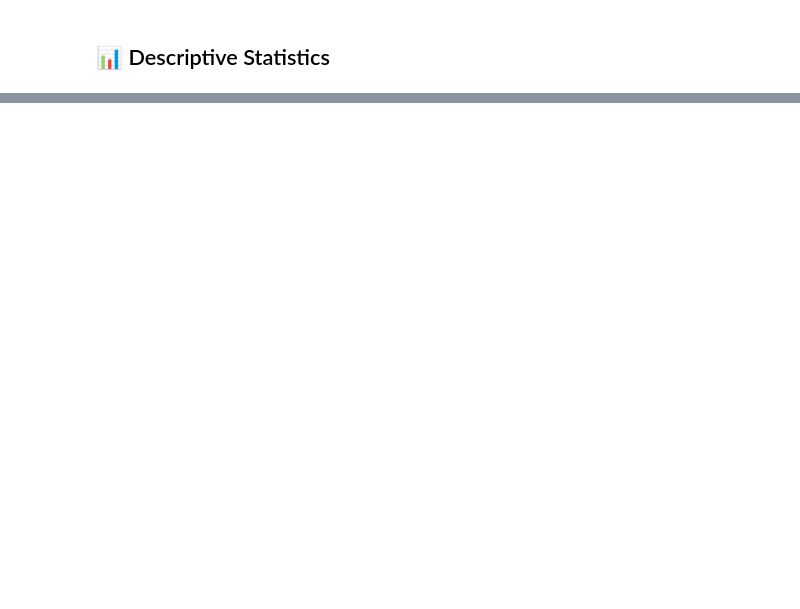
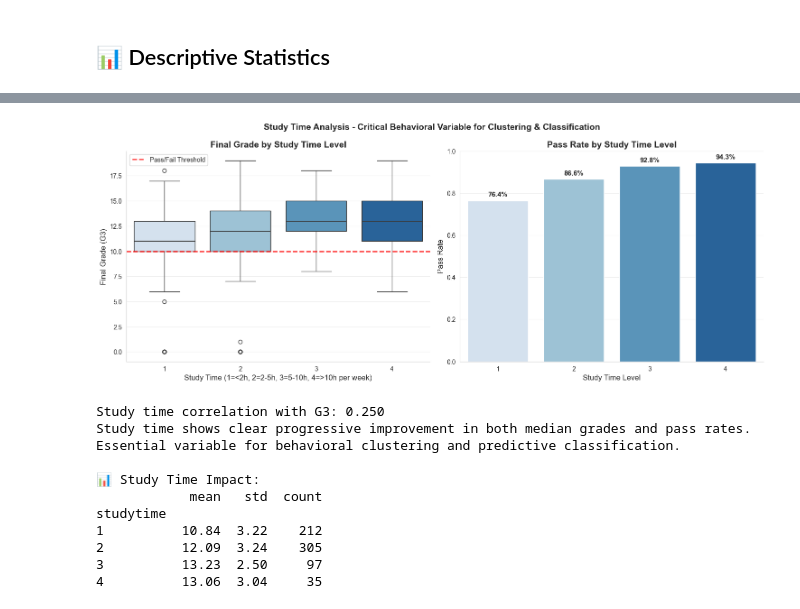
Before and after one commit to kar1myasser/Students-Performance-Analysis, a Jupyter notebook: notebooks/02_eda_visualization.ipynb, the cells around one changed output, grey strips where cells are left out. Drawn from its saved outputs; the diff is of its cells as text; code cells hidden in the pictures; blank space fills up the shorter version.

```diff
--- a/notebooks/02_eda_visualization.ipynb
+++ b/notebooks/02_eda_visualization.ipynb
@@ -1191,0 +340,64 @@ G1 and G2 create serious data leakage for G3 prediction models. For practical ea
+# %%
+# Visualization 5: Study time analysis - key behavioral variable
+fig, (ax1, ax2) = plt.subplots(1, 2, figsize=(15, 6))
+fig.suptitle(
+    "Study Time Analysis - Critical Behavioral Variable for Clustering & Classification",
+    fontsize=14,
+    fontweight="bold",
+)
+
+# Study time vs G3 boxplot
+sns.boxplot(x="studytime", y="G3", data=df, ax=ax1, palette="Blues")
+ax1.axhline(
+    y=10,
+    color="red",
+    linestyle="--",
+    linewidth=2,
+    alpha=0.7,
+    label="Pass/Fail Threshold",
+)
+ax1.set_title("Final Grade by Study Time Level", fontweight="bold")
+ax1.set_xlabel("Study Time (1=<2h, 2=2-5h, 3=5-10h, 4=>10h per week)")
+ax1.set_ylabel("Final Grade (G3)")
+ax1.legend()
+
+# Study time pass rate
+pass_rate_study = df.groupby("studytime")["pass_fail"].mean()
+sns.barplot(x=pass_rate_study.index, y=pass_rate_study.values, ax=ax2, palette="Blues")
+ax2.set_title("Pass Rate by Study Time Level", fontweight="bold")
+ax2.set_xlabel("Study Time Level")
+ax2.set_ylabel("Pass Rate")
+ax2.set_ylim(0, 1)
+
+# Add percentage labels
+for i, v in enumerate(pass_rate_study.values):
+    ax2.text(i, v + 0.02, f"{v:.1%}", ha="center", fontweight="bold")
+
+plt.tight_layout()
+plt.show()
+
+studytime_corr = df_numeric["studytime"].corr(df_numeric["G3"])
+print(f"Study time correlation with G3: {studytime_corr:.3f}")
+print(
+    "Study time shows clear progressive improvement in both median grades and pass rates."
+)
+print("Essential variable for behavioral clustering and predictive classification.")
+
+# Statistical summaries
+print("\n📊 Study Time Impact:")
+studytime_stats = df.groupby("studytime")["G3"].agg(["mean", "std", "count"]).round(2)
+
+print(studytime_stats)
+# %% [output]
+[figure, added]
+Study time correlation with G3: 0.250
+Study time shows clear progressive improvement in both median grades and pass rates.
+Essential variable for behavioral clustering and predictive classification.
+
+📊 Study Time Impact:
+            mean   std  count
+studytime
+1          10.84  3.22    212
+2          12.09  3.24    305
+3          13.23  2.50     97
+4          13.06  3.04     35
```
Also changed, not shown: parts of 61 cells of this notebook, 3 other files.
